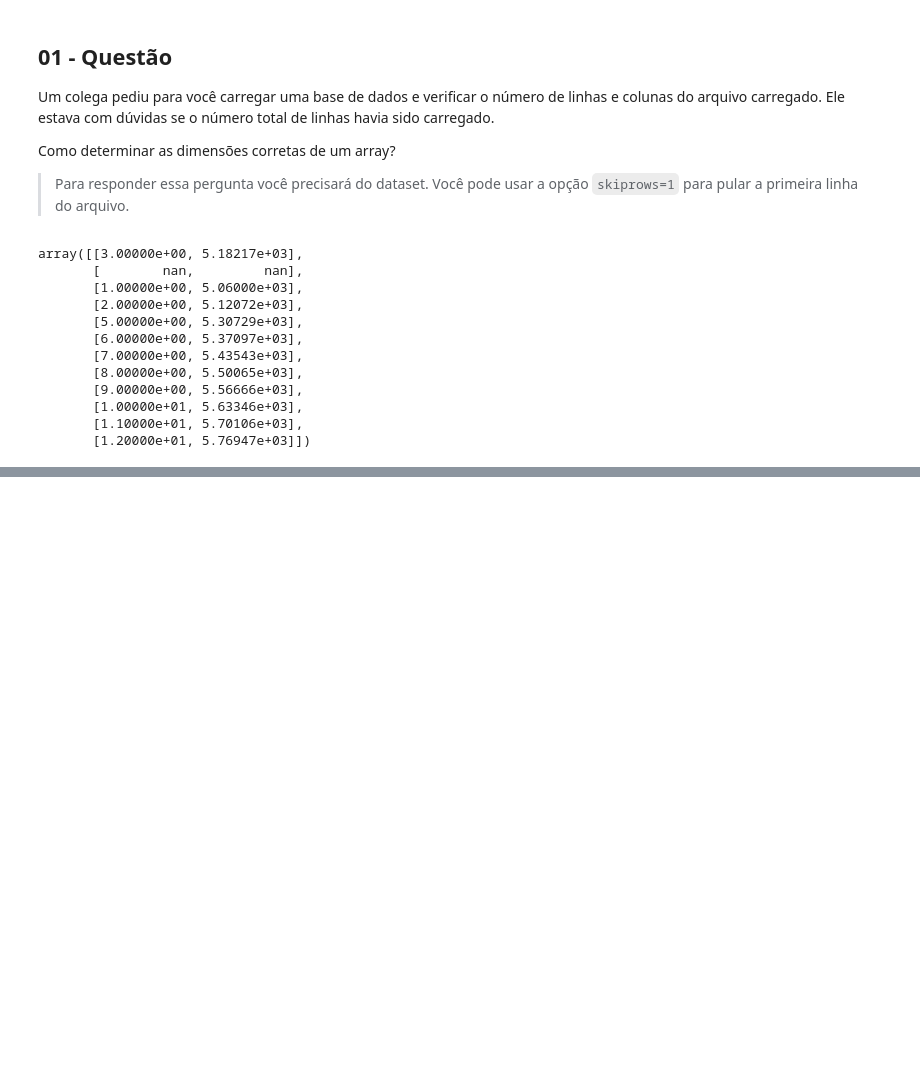
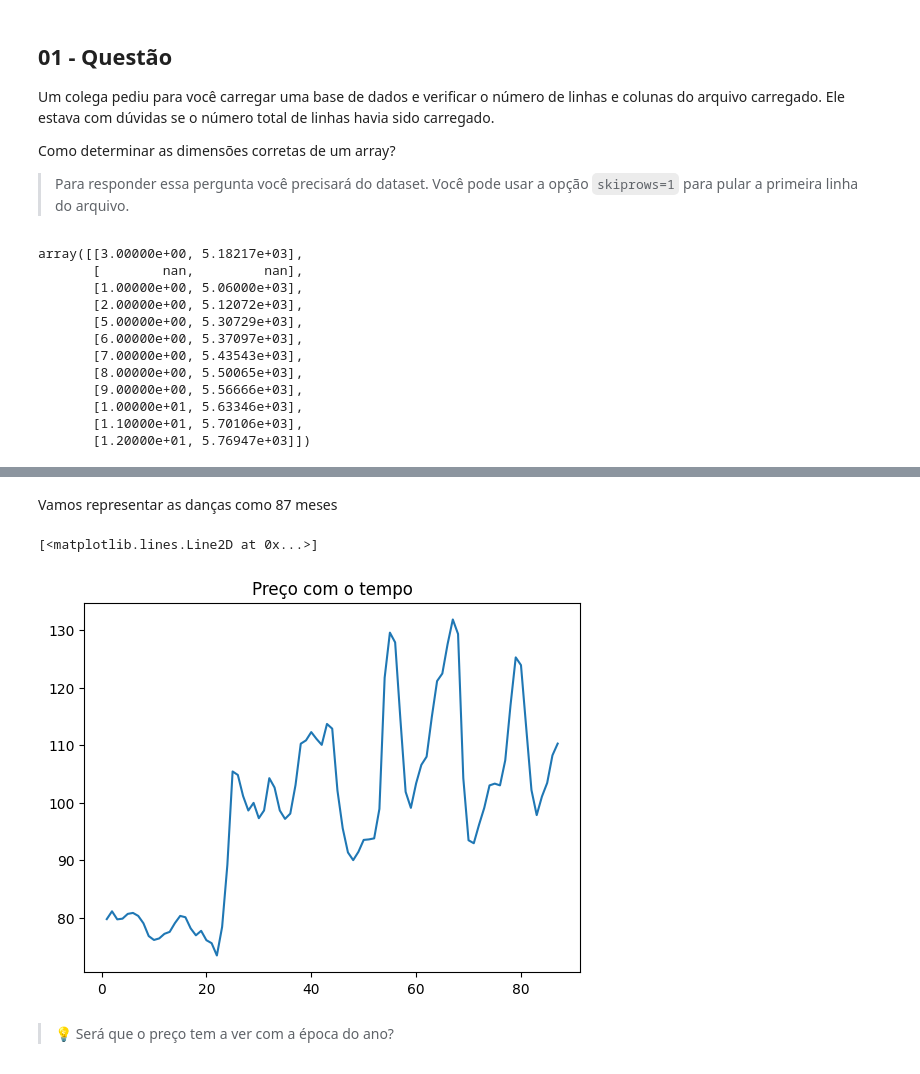
Before and after one commit to victorccampos/DataScienceWithPython, a Jupyter notebook: Numpy/aula01.ipynb, the cells around one changed output, grey strips where cells are left out. Drawn from its saved outputs; the diff is of its cells as text; code cells hidden in the pictures; blank space fills up the shorter version.

```diff
--- a/Numpy/aula01.ipynb
+++ b/Numpy/aula01.ipynb
@@ -14,5 +15,5 @@ $7 \cdot 12 + 3 = 87$
 
 Podemos importar tanto localmente, com o `apples.csv` quanto via `url`. Via `url`, vai criar localmente uma cópia da fonte. Por isso, optei por fabricar os csv's.
 # %%
-data = np.loadtxt("apples.csv", delimiter=",", usecols=np.arange(1, 88, 1))
+data_apples = np.loadtxt("apples.csv", delimiter=",", usecols=np.arange(1, 88, 1))
 # %%
@@ -76,0 +68,6 @@ array([[  2.96,  86.76, 172.  ,  85.  ],
+# %%
+# Nomes agora como labels.
+dado_transposto = data_apples.T
+# %%
+datas = dado_transposto[:,0]
+datas
@@ -76,0 +88,4 @@ array([[  2.96,  86.76, 172.  ,  85.  ],
+# %%
+# Seleção da coluna 1 a 5 com todas as linhas
+precos = dado_transposto[:,1:6]
+precos
@@ -76,0 +126,10 @@ array([[  2.96,  86.76, 172.  ,  85.  ],
+# %% [markdown]
+Vamos representar as danças como 87 meses
+# %%
+# Preços de Moscow -> [0]
+DATAS = np.arange(1, datas.size +1, 1)
+plt.title("Preço com o tempo")
+plt.plot(DATAS, precos[:,0])
+# %% [output]
+[<matplotlib.lines.Line2D at 0x...>]
+[figure, added]
@@ -76,0 +143,2 @@ array([[  2.96,  86.76, 172.  ,  85.  ],
+# %% [markdown]
+> 💡 Será que o preço tem a ver com a época do ano?
```
Also changed, not shown: parts of 38 cells of this notebook, 2 other files.
